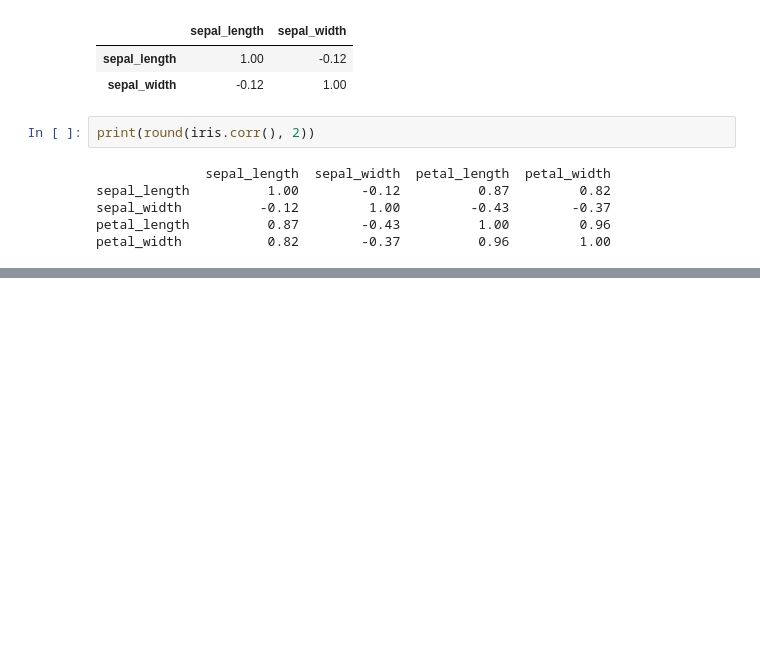
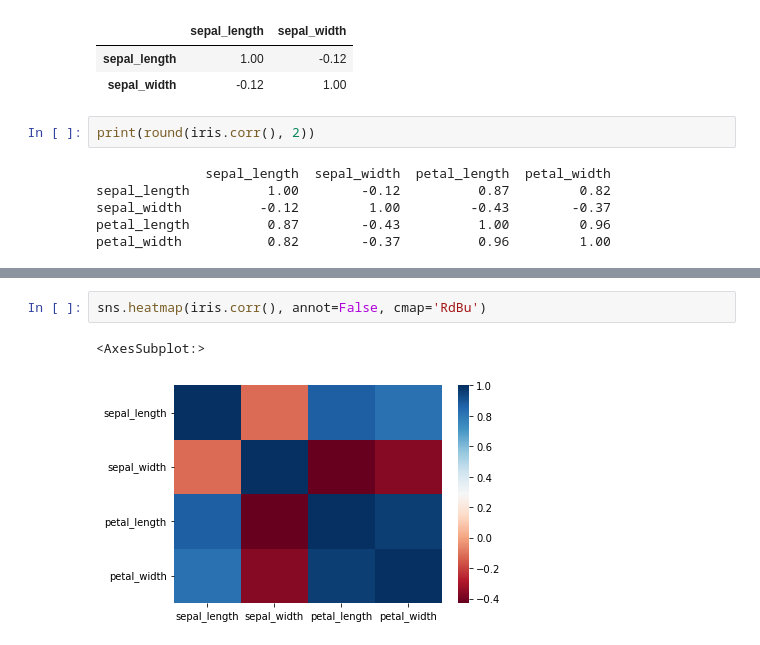
Before and after one commit to InryeolChoi/model_analysis, a Jupyter notebook: theory_stat/analysis_1.ipynb, the cells around one changed output, grey strips where cells are left out. Saved outputs shown, nothing was run; the diff lists cells and outputs as text; blank space fills up the shorter version.

```diff
--- a/theory_stat/analysis_1.ipynb
+++ b/theory_stat/analysis_1.ipynb
@@ -240,0 +250,5 @@ petal_width           0.82        -0.37          0.96         1.00
+# %%
+sns.heatmap(iris.corr(), annot=False, cmap='RdBu')
+# %% [output]
+<AxesSubplot:>
+[figure, added]
```
Also changed, not shown: parts of 3 cells of this notebook, 4 other files.
